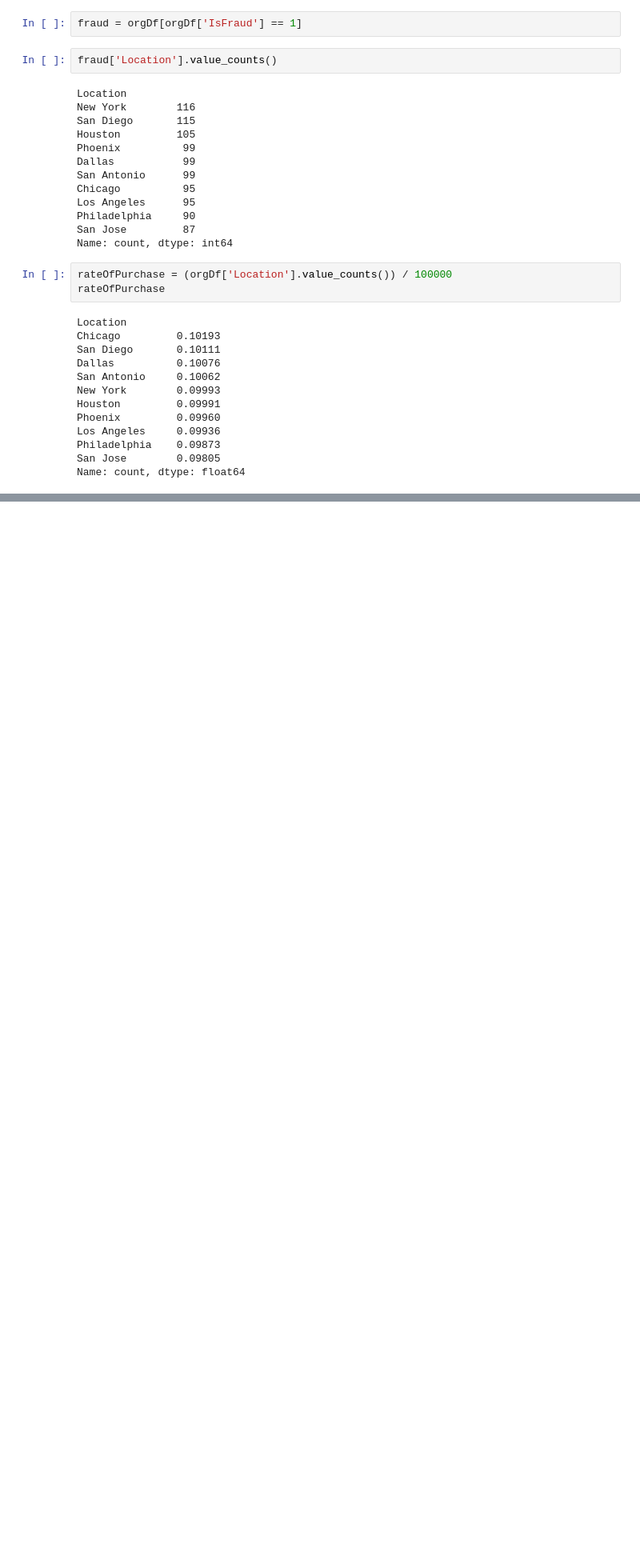
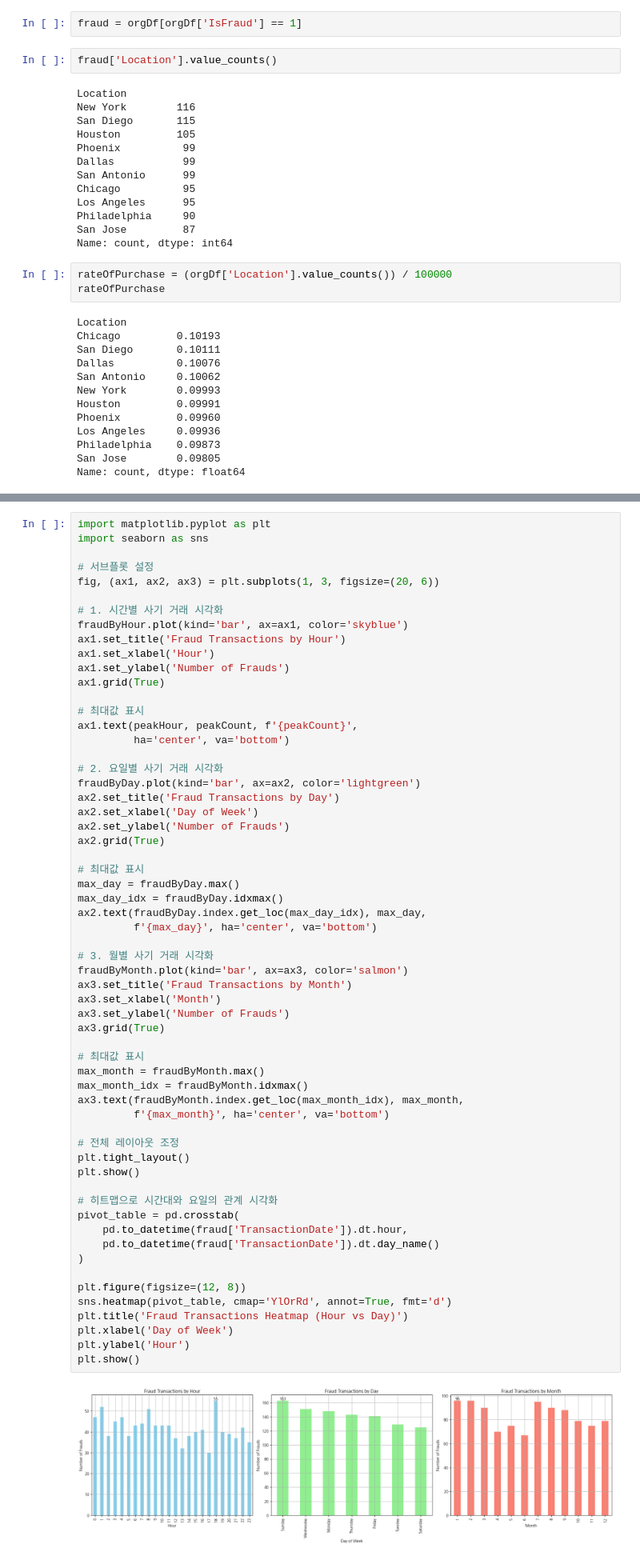
Before and after one commit to Jo2-j/study_data_analytics, a Jupyter notebook: quests/EDA/CreditCardFraudDetection.ipynb, the cells around one changed output, grey strips where cells are left out. Shown at 80% size. Drawn from its saved outputs; the diff is of its cells as text; blank space fills up the shorter version.

```diff
--- a/quests/EDA/CreditCardFraudDetection.ipynb
+++ b/quests/EDA/CreditCardFraudDetection.ipynb
@@ -151,0 +430,62 @@ Name: count, dtype: float64
+# %%
+import matplotlib.pyplot as plt
+import seaborn as sns
+
+# 서브플롯 설정
+fig, (ax1, ax2, ax3) = plt.subplots(1, 3, figsize=(20, 6))
+
+# 1. 시간별 사기 거래 시각화
+fraudByHour.plot(kind='bar', ax=ax1, color='skyblue')
+ax1.set_title('Fraud Transactions by Hour')
+ax1.set_xlabel('Hour')
+ax1.set_ylabel('Number of Frauds')
+ax1.grid(True)
+
+# 최대값 표시
+ax1.text(peakHour, peakCount, f'{peakCount}',
+         ha='center', va='bottom')
+
+# 2. 요일별 사기 거래 시각화
+fraudByDay.plot(kind='bar', ax=ax2, color='lightgreen')
+ax2.set_title('Fraud Transactions by Day')
+ax2.set_xlabel('Day of Week')
+ax2.set_ylabel('Number of Frauds')
+ax2.grid(True)
+
+# 최대값 표시
+max_day = fraudByDay.max()
+max_day_idx = fraudByDay.idxmax()
+ax2.text(fraudByDay.index.get_loc(max_day_idx), max_day,
+         f'{max_day}', ha='center', va='bottom')
+
+# 3. 월별 사기 거래 시각화
+fraudByMonth.plot(kind='bar', ax=ax3, color='salmon')
+ax3.set_title('Fraud Transactions by Month')
+ax3.set_xlabel('Month')
+ax3.set_ylabel('Number of Frauds')
+ax3.grid(True)
+
+# 최대값 표시
+max_month = fraudByMonth.max()
+max_month_idx = fraudByMonth.idxmax()
+ax3.text(fraudByMonth.index.get_loc(max_month_idx), max_month,
+         f'{max_month}', ha='center', va='bottom')
+
+# 전체 레이아웃 조정
+plt.tight_layout()
+plt.show()
+
+# 히트맵으로 시간대와 요일의 관계 시각화
+pivot_table = pd.crosstab(
+    pd.to_datetime(fraud['TransactionDate']).dt.hour,
+    pd.to_datetime(fraud['TransactionDate']).dt.day_name()
+)
+
+plt.figure(figsize=(12, 8))
+sns.heatmap(pivot_table, cmap='YlOrRd', annot=True, fmt='d')
+plt.title('Fraud Transactions Heatmap (Hour vs Day)')
+plt.xlabel('Day of Week')
+plt.ylabel('Hour')
+plt.show()
+# %% [output]
+[figure, added]
```
Also changed, not shown: parts of 11 cells of this notebook, 1 other file.
